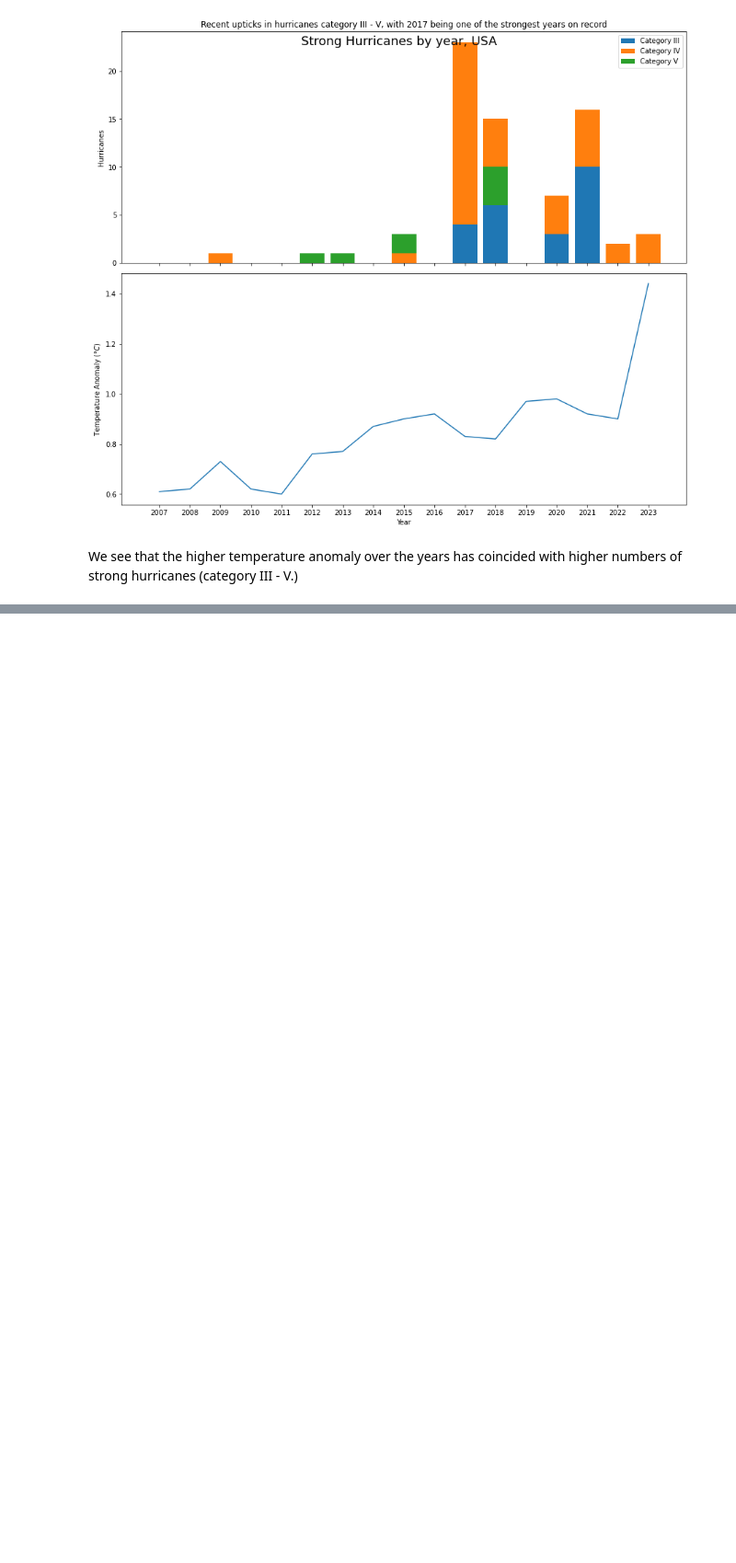
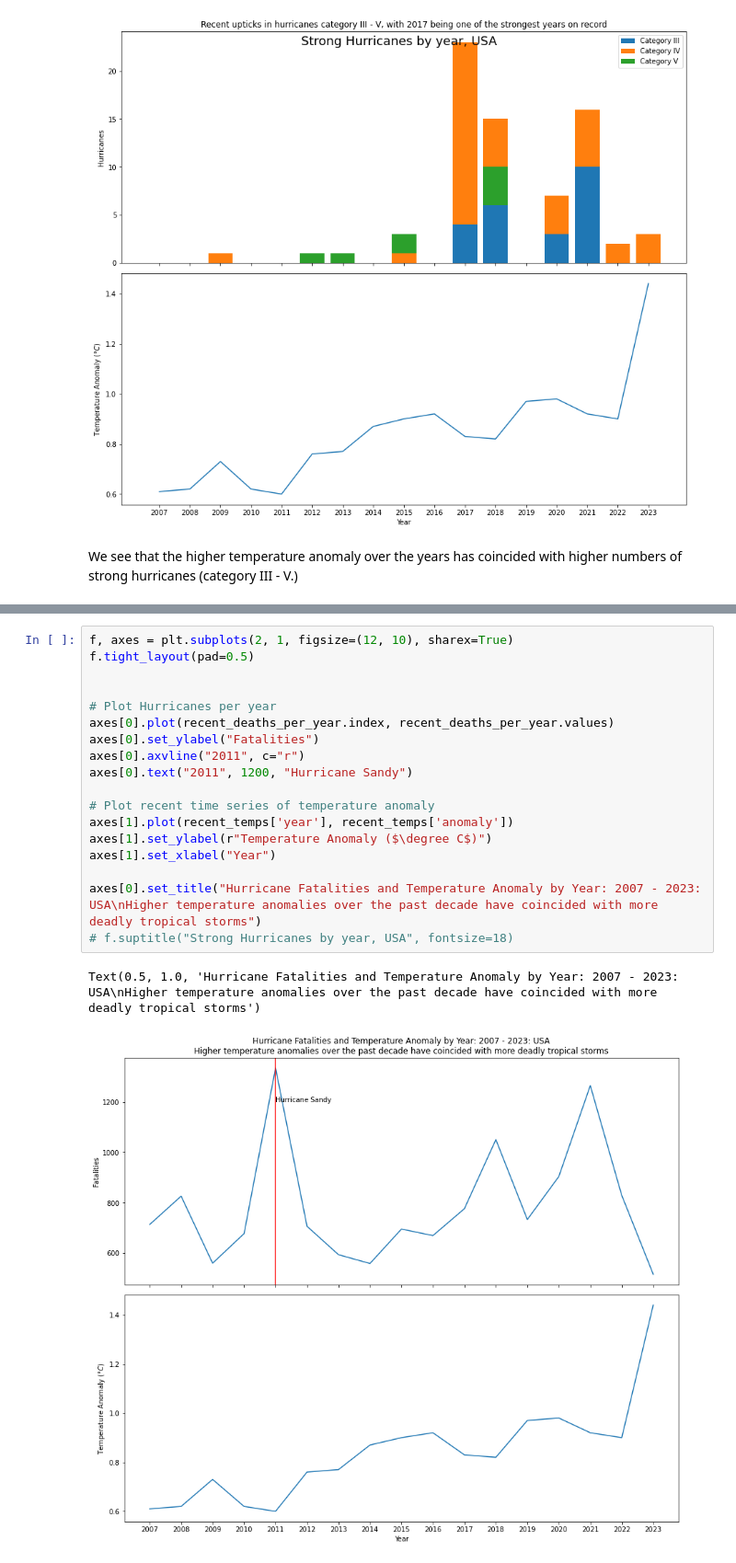
Before and after one commit to andrewbowen19/storiesDATA608, a Jupyter notebook: story5.ipynb, the cells around one changed output, grey strips where cells are left out. Shown at 92% size. Saved outputs shown, nothing was run; the diff lists cells and outputs as text; blank space fills up the shorter version.

```diff
--- a/story5.ipynb
+++ b/story5.ipynb
@@ -303,0 +315,21 @@ plt.show()
+# %%
+f, axes = plt.subplots(2, 1, figsize=(12, 10), sharex=True)
+f.tight_layout(pad=0.5)
+
+
+# Plot Hurricanes per year
+axes[0].plot(recent_deaths_per_year.index, recent_deaths_per_year.values)
+axes[0].set_ylabel("Fatalities")
+axes[0].axvline("2011", c="r")
+axes[0].text("2011", 1200, "Hurricane Sandy")
+
+# Plot recent time series of temperature anomaly
+axes[1].plot(recent_temps['year'], recent_temps['anomaly'])
+axes[1].set_ylabel(r"Temperature Anomaly ($\degree C$)")
+axes[1].set_xlabel("Year")
+
+axes[0].set_title("Hurricane Fatalities and Temperature Anomaly by Year: 2007 - 2023: USA\nHigher temperature anomalies over the past decade have coincided with more deadly tropical storms")
+# f.suptitle("Strong Hurricanes by year, USA", fontsize=18)
+# %% [output]
+Text(0.5, 1.0, 'Hurricane Fatalities and Temperature Anomaly by Year: 2007 - 2023: USA\nHigher temperature anomalies over the past decade have coincided with more deadly tropical storms')
+[figure, added]
```
Also changed, not shown: parts of 8 cells of this notebook.
